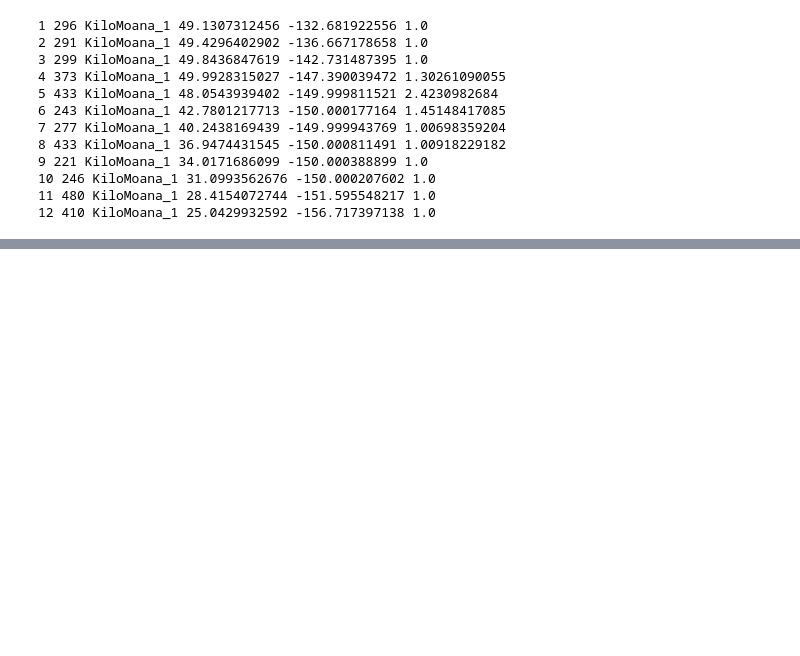
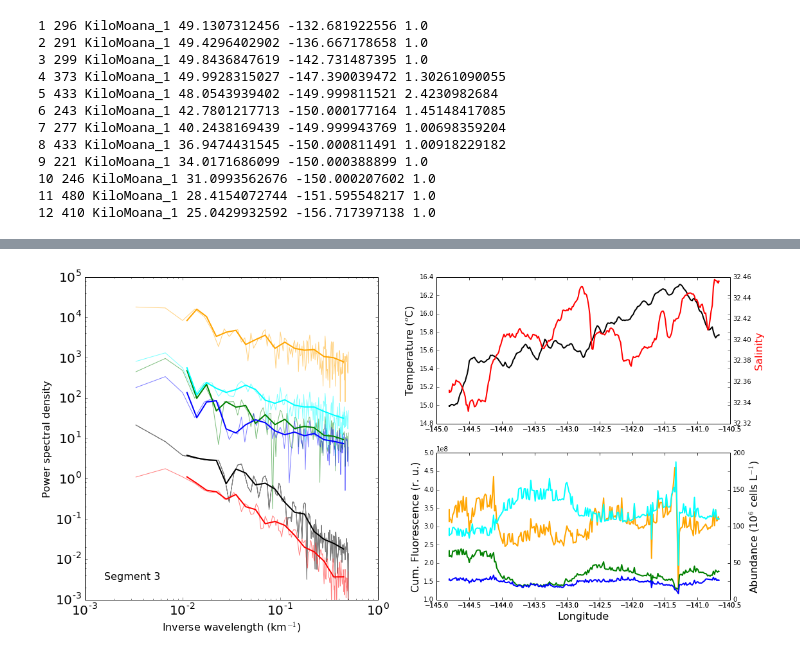
Before and after one commit to sophieclayton/KM1304_lengthscales, a Jupyter notebook: analysis/KM1304_fft.ipynb, the cells around one changed output, grey strips where cells are left out. Cells and saved outputs as stored; diff of their text form; code cells hidden in the pictures; blank space fills up the shorter version.

```diff
--- a/analysis/KM1304_fft.ipynb
+++ b/analysis/KM1304_fft.ipynb
@@ -541,7 +527,9 @@ fig3 = plt.figure(3, figsize=(18, 9), dpi = 600)
 
 sub1 = fig3.add_subplot(121)
 
-sub1.text(10**-2.8, 10**-3.5, 'Segment 3', fontsize = 16)
+sub1.text(10**-2.8, 10**-2.5, 'Segment 3', fontsize = 16)
+sub1.set_xlim([10**-3, 1])
+sub1.set_ylim([10**-3, 10**5])
 
 sub1.loglog(np.abs(seg_fft['wavenumber']), np.abs(seg_fft['ocean_tmp_3']), 'k', alpha=0.5, label='temperature')
 sub1.loglog(seg_fft['wavenumber'], np.abs(seg_fft['salinity_3']), 'r', alpha=0.5, label = 'salinity')
@@ -573,33 +561,35 @@ sub2.set_ylabel('Temperature ($^o$C)', fontsize = 16)
 
 ax2 = fig3.add_subplot(222, sharex=sub2, frameon=False)
 ax2.plot(clean['lon'][a:b],clean['salinity'][a:b], 'r' , lw=2)
 ax2.yaxis.tick_right()
 ax2.yaxis.set_label_position("right")
 ax2.set_ylabel('Salinity', color = 'r', fontsize = 16)
 
 sub3 = fig3.add_subplot(224)
 sub3.plot(clean['lon'][a:b],clean['tot_chl'][a:b], 'orange' , lw=2)
 sub3.set_xlabel('Longitude', fontsize = 16)
 sub3.set_ylabel('Cum. Fluorescence (r. u.)', fontsize = 16)
 
 ax3 = fig3.add_subplot(224, sharex=sub3, frameon=False)
 ax3.plot(clean['lon'][a:b],clean['picoeuk'][a:b], 'g' , lw=2)
 ax3.plot(clean['lon'][a:b],clean['pico'][a:b], 'cyan' , lw=2)
 ax3.plot(clean['lon'][a:b],clean['synecho'][a:b], 'b' , lw=2)
 ax3.yaxis.tick_right()
 ax3.yaxis.set_label_position("right")
 ax3.set_ylabel('Abundance (10$^6$ cells L$^{-1}$)', color = 'k', fontsize = 16)
 
 
 plt.show()
 fig3.savefig('/Users/sclayton/Documents/KM1304_lengthscales/figures/KM1304_3_spectra.png', bbox_inches='tight', dpi=600)
 
 # green = picoeuk
 # cyan = pro*
 # blue = synecho*
 # red = salinity
 # black = temp
 # orange = chl
+# %% [output]
+[figure, added]
 # %%
 fig4 = plt.figure(4, figsize=(18, 9), dpi = 600)
 
```
Also changed, not shown: parts of 13 cells of this notebook.
